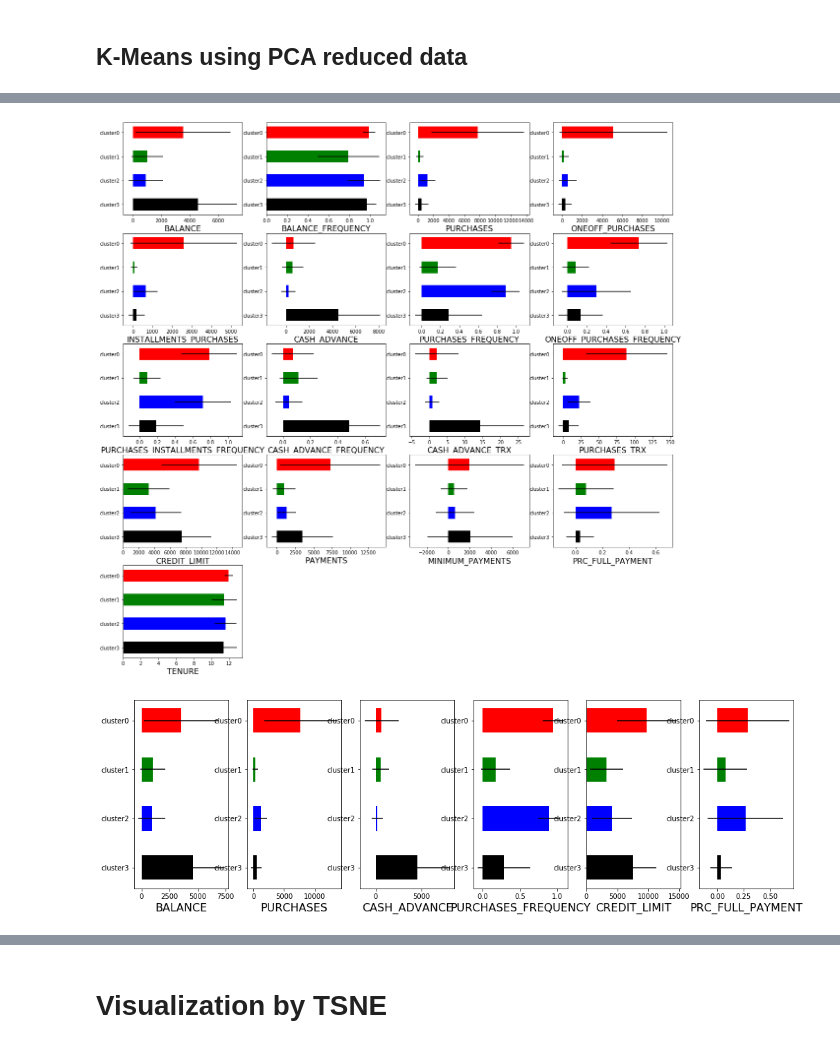
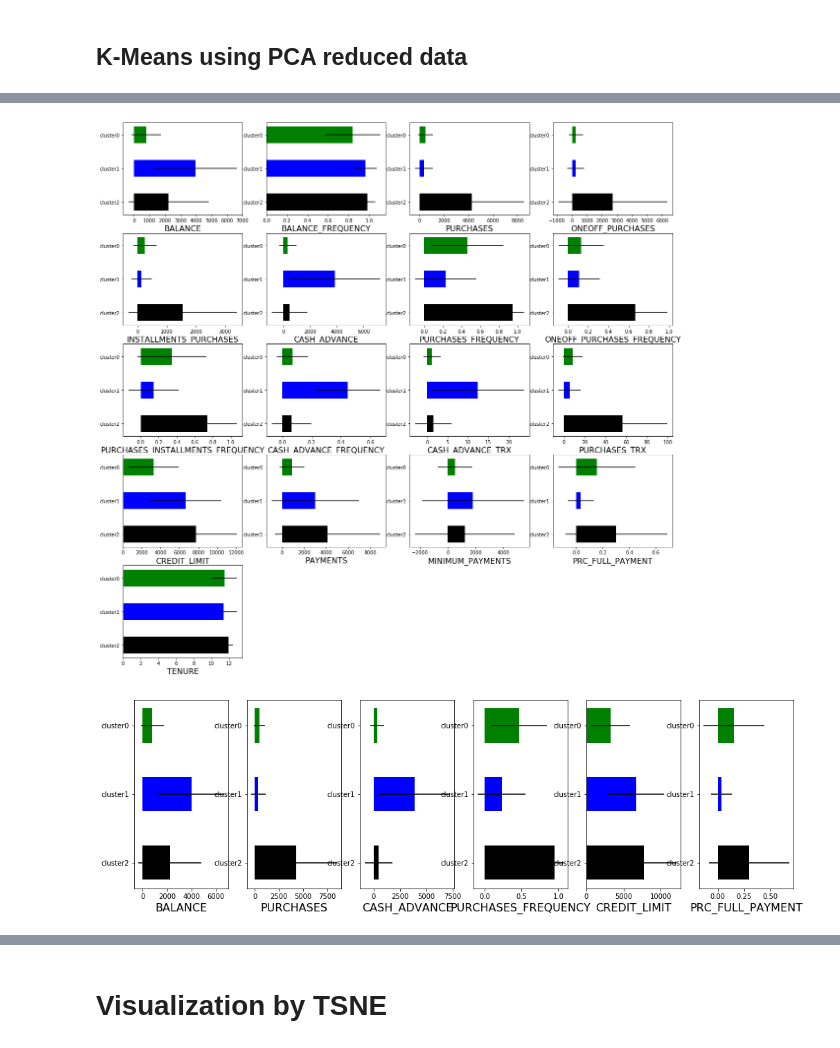
Before and after one commit to Shunling/Insight_HealthDataScience, a Jupyter notebook: DataChallenge2C/DC2C_Shunling_Guo.ipynb, the cells around one changed output, grey strips where cells are left out. Cells and saved outputs as stored; diff of their text form; code cells hidden in the pictures.

```diff
--- a/DataChallenge2C/DC2C_Shunling_Guo.ipynb
+++ b/DataChallenge2C/DC2C_Shunling_Guo.ipynb
@@ -436,5 +443,5 @@ plt.tight_layout()
 # %%
-kmeanModel = KMeans(n_clusters=4, random_state=0).fit(df10)
+kmeanModel = KMeans(n_clusters=3, random_state=0).fit(df10)
 # %%
 df['USER_TYPE'] = kmeanModel.labels_
 # %%
@@ -448,7 +455,7 @@ df.head()
 | C10004 | 1666.670542 | 0.636364 | 1499.00 | 1499.00 | 0.0 | 205.788017 | ... |
 | C10005 | 817.714335 | 1.000000 | 16.00 | 16.00 | 0.0 | 0.000000 | ... |
 # %%
-colors = {1:'r',2:'b',3:'g',0:'black'}
+colors = {1:'r',2:'b',0:'black'}
 
 df['color'] = df['USER_TYPE'].map(colors)
 # %%
@@ -464,2 +471,2 @@ Text(0, 0.5, 'Second Dimension')
 # %%
-cluster = [df.loc[df['USER_TYPE'] == i] for i in range(0,4)]
+cluster = [df.loc[df['USER_TYPE'] == i] for i in range(0,3)]
@@ -483,34 +480,34 @@ columns = ['BALANCE', 'BALANCE_FREQUENCY', 'PURCHASES', 'ONEOFF_PURCHASES',
 # %%
 fig = plt.figure(figsize=(20,20))
 barwidth = 0.5
-y_pos = [1,2,3,4]
-c = ['r','g','b','k']
+y_pos = [1,2,3]
+c = ['g','b','k']
 for i, col in enumerate(columns):
     ax = fig.add_subplot(5,4,i+1)
     ax.barh(y_pos, height=barwidth, color=c,\
-            width=[cluster[j][col].mean() for j in range(0,4)],
-           xerr = [cluster[j][col].std() for j in range(0,4)])
+            width=[cluster[j][col].mean() for j in range(0,3)],
+           xerr = [cluster[j][col].std() for j in range(0,3)])
     ax.set_yticks(y_pos)
-    ax.set_yticklabels(('cluster0','cluster1','cluster2','cluster3'))
+    ax.set_yticklabels(('cluster0','cluster1','cluster2'))
     ax.invert_yaxis()
     ax.set_xlabel(col,fontsize=16)
 # %% [output]
-[figure, old version]
+[figure, new version]
 # %%
 # differences we could see from the four clusters
 
 dif_cols = ['BALANCE', 'PURCHASES', 'CASH_ADVANCE', 'PURCHASES_FREQUENCY', 'CREDIT_LIMIT','PRC_FULL_PAYMENT']
 
 # re plot all figures in dif_cols
 fig = plt.figure(figsize=(20,5))
 for i, col in enumerate(dif_cols):
     ax = fig.add_subplot(1,len(dif_cols)+1,i+1)
     ax.barh(y_pos, height=barwidth, color=c,\
-            width=[cluster[j][col].mean() for j in range(0,4)],
-           xerr = [cluster[j][col].std() for j in range(0,4)])
+            width=[cluster[j][col].mean() for j in range(0,3)],
+           xerr = [cluster[j][col].std() for j in range(0,3)])
     ax.set_yticks(y_pos)
-    ax.set_yticklabels(('cluster0','cluster1','cluster2','cluster3'))
+    ax.set_yticklabels(('cluster0','cluster1','cluster2'))
     ax.invert_yaxis()
     ax.set_xlabel(col,fontsize=16)
 # %% [output]
-[figure, old version]
+[figure, new version]
```
Also changed, not shown: parts of 39 cells of this notebook.
